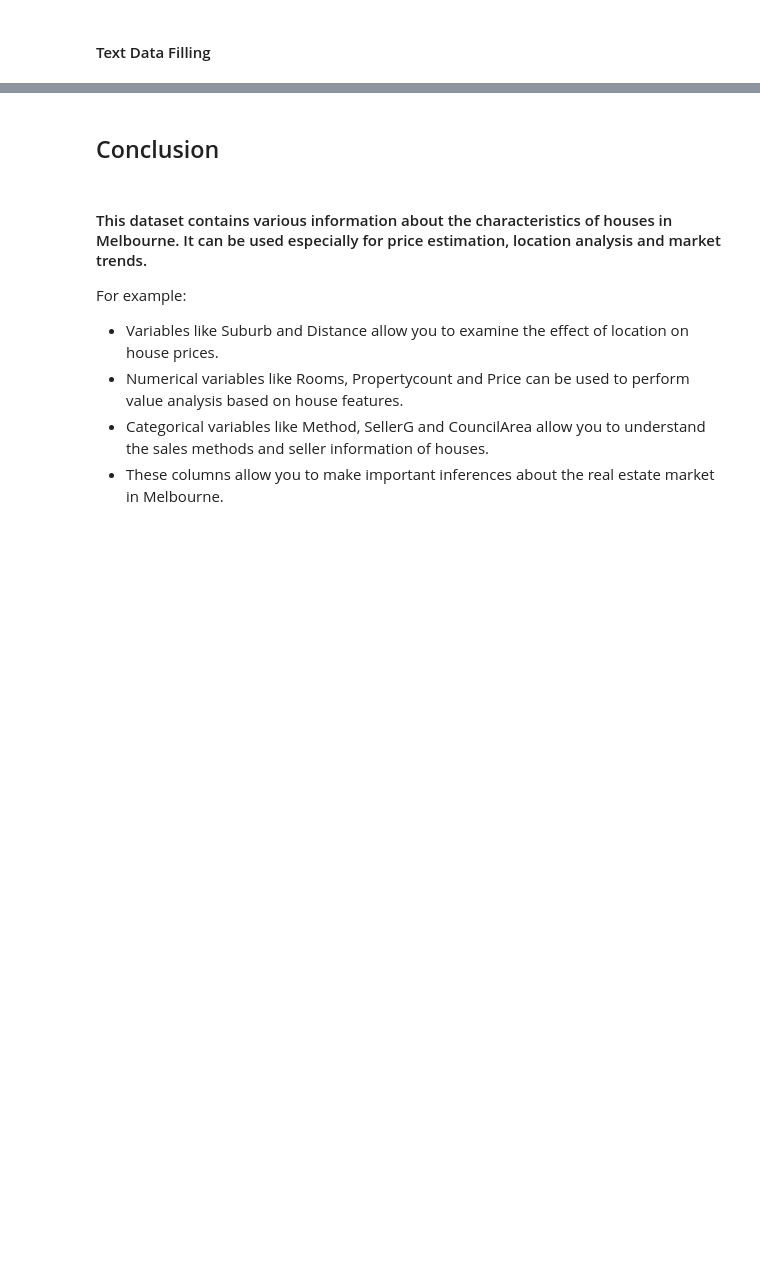
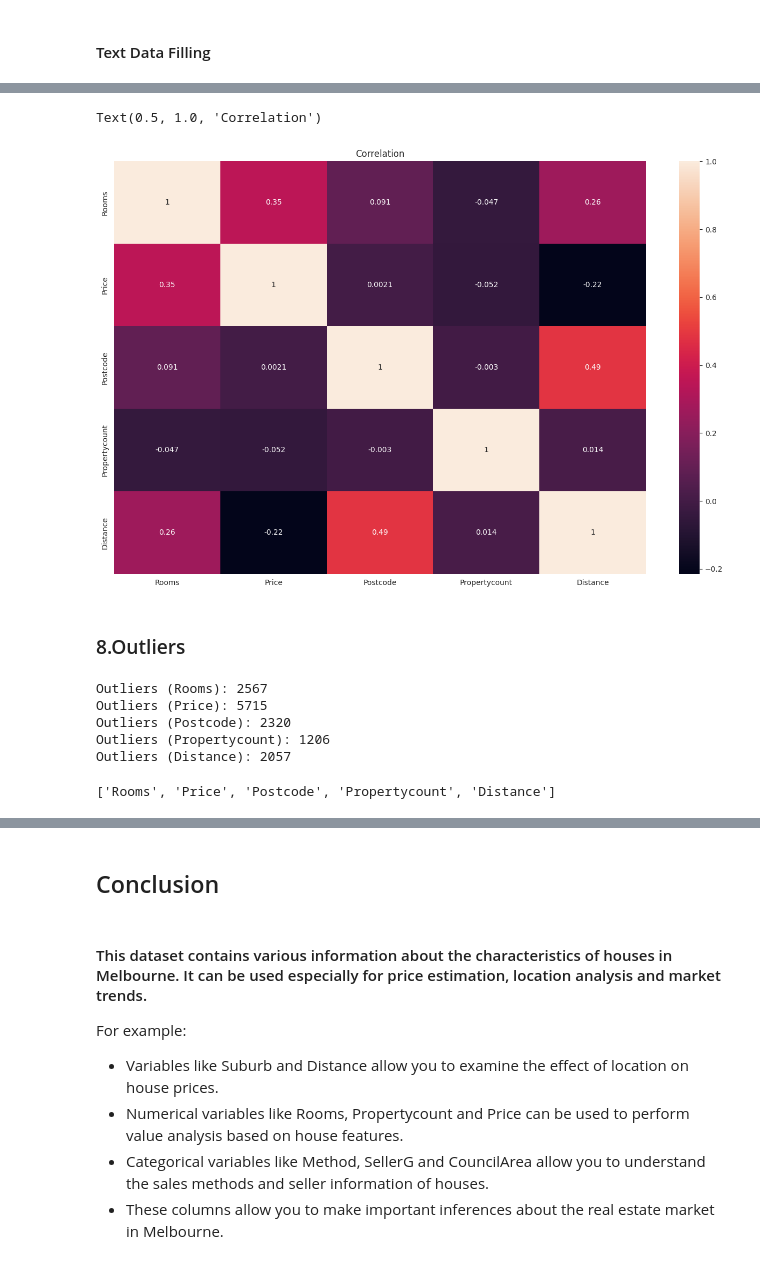
Before and after one commit to izzet-ozdemir/Melbourne_Hosing_Market_EDA, a Jupyter notebook: Melbourne_Housing_Market_Data_Analysis.ipynb, the cells around one changed output, grey strips where cells are left out. Drawn from its saved outputs; the diff is of its cells as text; code cells hidden in the pictures; blank space fills up the shorter version.

```diff
--- a/Melbourne_Housing_Market_Data_Analysis.ipynb
+++ b/Melbourne_Housing_Market_Data_Analysis.ipynb
@@ -252,0 +470,10 @@ df5.isna().sum()
+# %%
+# Correlation Inspection
+plt.figure(figsize=(16,10))
+sns.heatmap(df_numeric.corr(), annot= True)
+plt.title('Correlation')
+# %% [output]
+Text(0.5, 1.0, 'Correlation')
+[figure, added]
+# %% [markdown]
+### 8.Outliers
@@ -252,0 +484,24 @@ df5.isna().sum()
+# %%
+# To detect Outlier by IQR Method
+for col in df_numeric:
+    Q1 = df6[col].quantile(0.25)
+    Q3 = df6[col].quantile(0.75)
+    IQR = Q3 - Q1
+
+    # Outlier Bounds
+    lower_bound = Q1 - 1.5 * IQR
+    upper_bound = Q3 + 1.5 * IQR
+
+    # Finding Outliers
+    outliers = df6[(df6[col] < lower_bound) | (df6[col] > upper_bound)]
+    print(f"Outliers ({col}): {outliers.shape[0]}")
+# %% [output]
+Outliers (Rooms): 2567
+Outliers (Price): 5715
+Outliers (Postcode): 2320
+Outliers (Propertycount): 1206
+Outliers (Distance): 2057
+# %%
+print(numerical_features)
+# %% [output]
+['Rooms', 'Price', 'Postcode', 'Propertycount', 'Distance']
```
Also changed, not shown: parts of 46 cells of this notebook.
